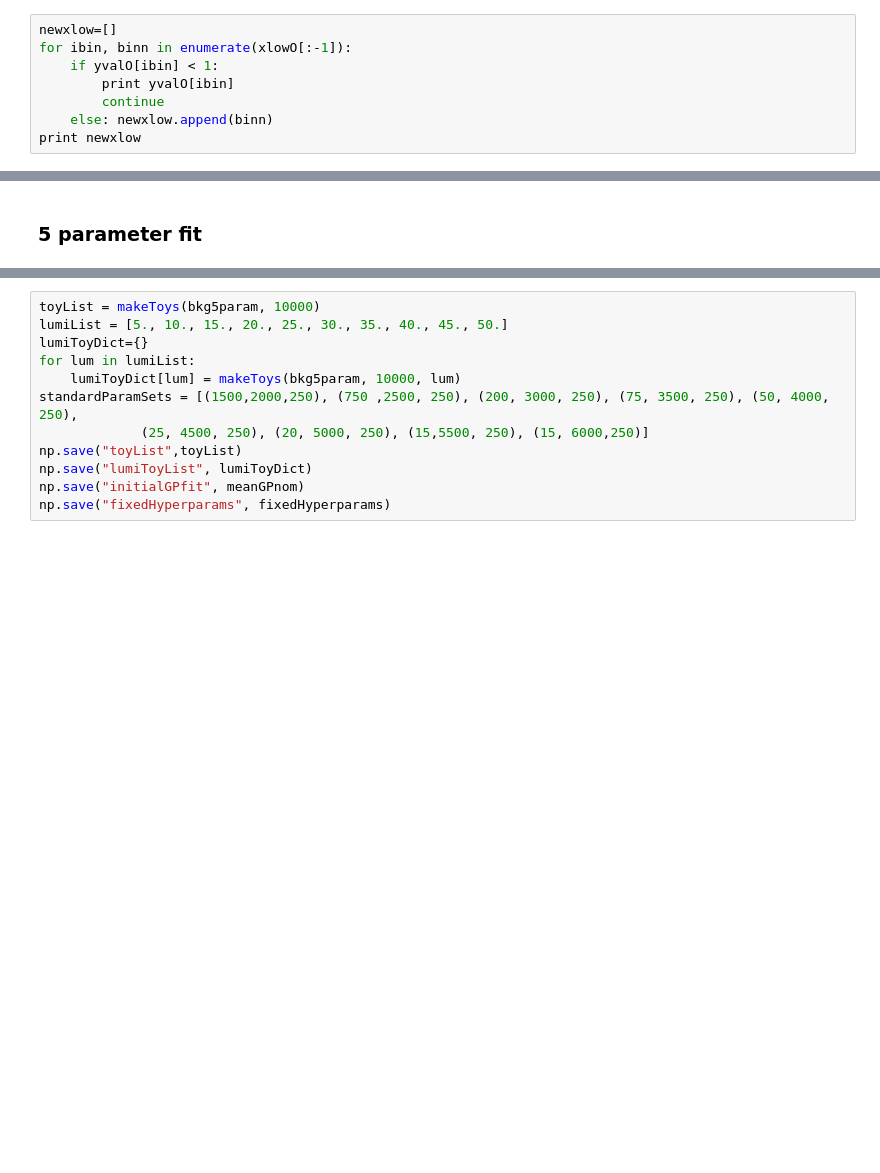
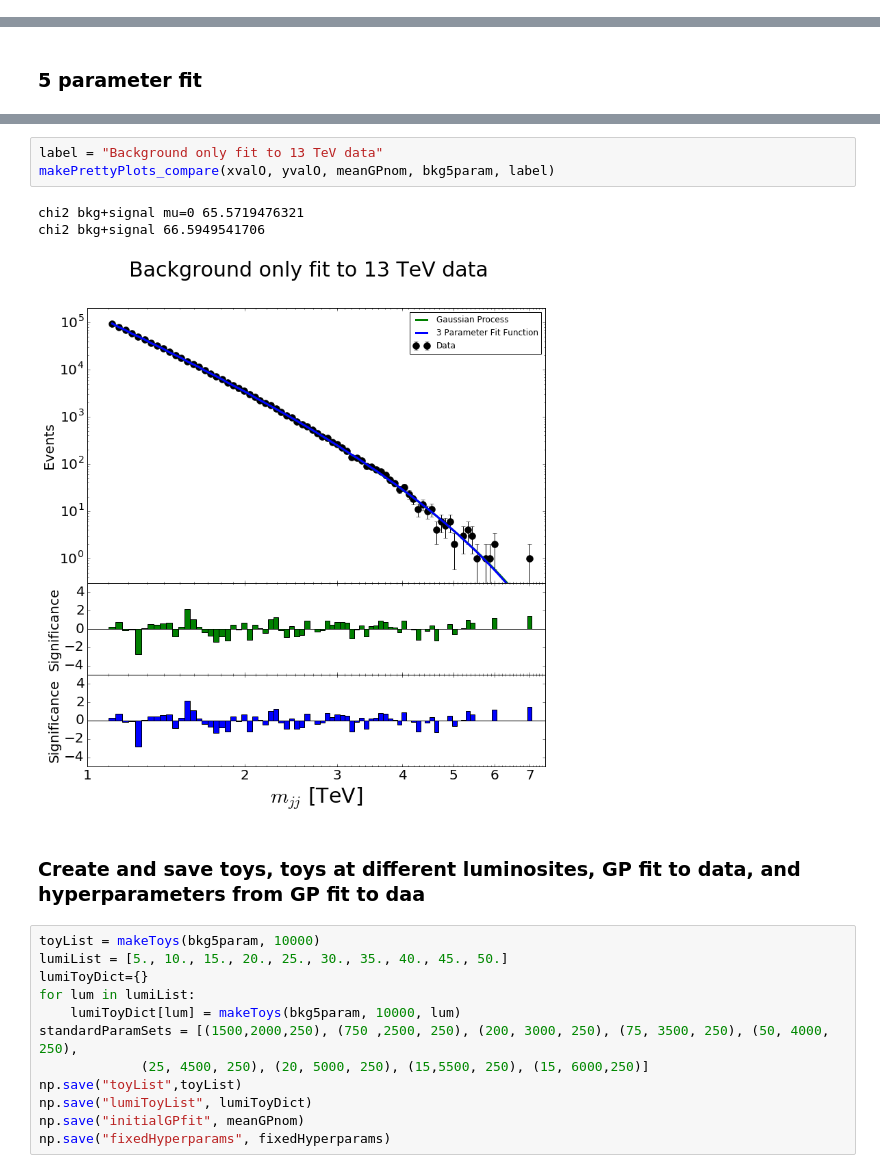
Before and after one commit to mfrate28/GP_Paper, a Jupyter notebook: InitialFits-and-ToyMaking.ipynb, the cells around one changed output, grey strips where cells are left out. Drawn from its saved outputs; the diff is of its cells as text; blank space fills up the shorter version.

```diff
--- a/InitialFits-and-ToyMaking.ipynb
+++ b/InitialFits-and-ToyMaking.ipynb
@@ -76,11 +73,3 @@ xlowO = [1100.0, 1133.0, 1166.0, 1200.0, 1234.0, 1269.0, 1305.0, 1341.0, 1378.0,
                   3521.0, 3596.0, 3672.0, 3749.0, 3827.0, 3907.0, 3988.0, 4070.0, 4154.0, 4239.0, 4326.0, 4414.0,
                   4504.0, 4595.0, 4688.0, 4782.0, 4878.0, 4975.0, 5074.0, 5175.0, 5277.0, 5381.0, 5487.0, 5595.0,
                   5705.0, 5817.0, 5931.0, 6047.0, 6165.0, 6285.0, 6407.0, 6531.0, 6658.0, 6787.0, 6918.0, 7052.0]
-# %%
-newxlow=[]
-for ibin, binn in enumerate(xlowO[:-1]):
-    if yvalO[ibin] < 1:
-        print yvalO[ibin]
-        continue
-    else: newxlow.append(binn)
-print newxlow
@@ -543,3 +479,12 @@ best fit vals (0.13444702579282763, 10.061980345154478, -3.263578070286446, 0.69
+# %%
+label = "Background only fit to 13 TeV data"
+makePrettyPlots_compare(xvalO, yvalO, meanGPnom, bkg5param, label)
+# %% [output]
+chi2 bkg+signal mu=0 65.5719476321
+chi2 bkg+signal 66.5949541706
+[figure, added]
+# %% [markdown]
+### Create and save toys, toys at different luminosites, GP fit to data, and hyperparameters from GP fit to daa
 # %%
 toyList = makeToys(bkg5param, 10000)
 lumiList = [5., 10., 15., 20., 25., 30., 35., 40., 45., 50.]
```
Also changed, not shown: parts of 46 cells of this notebook.
